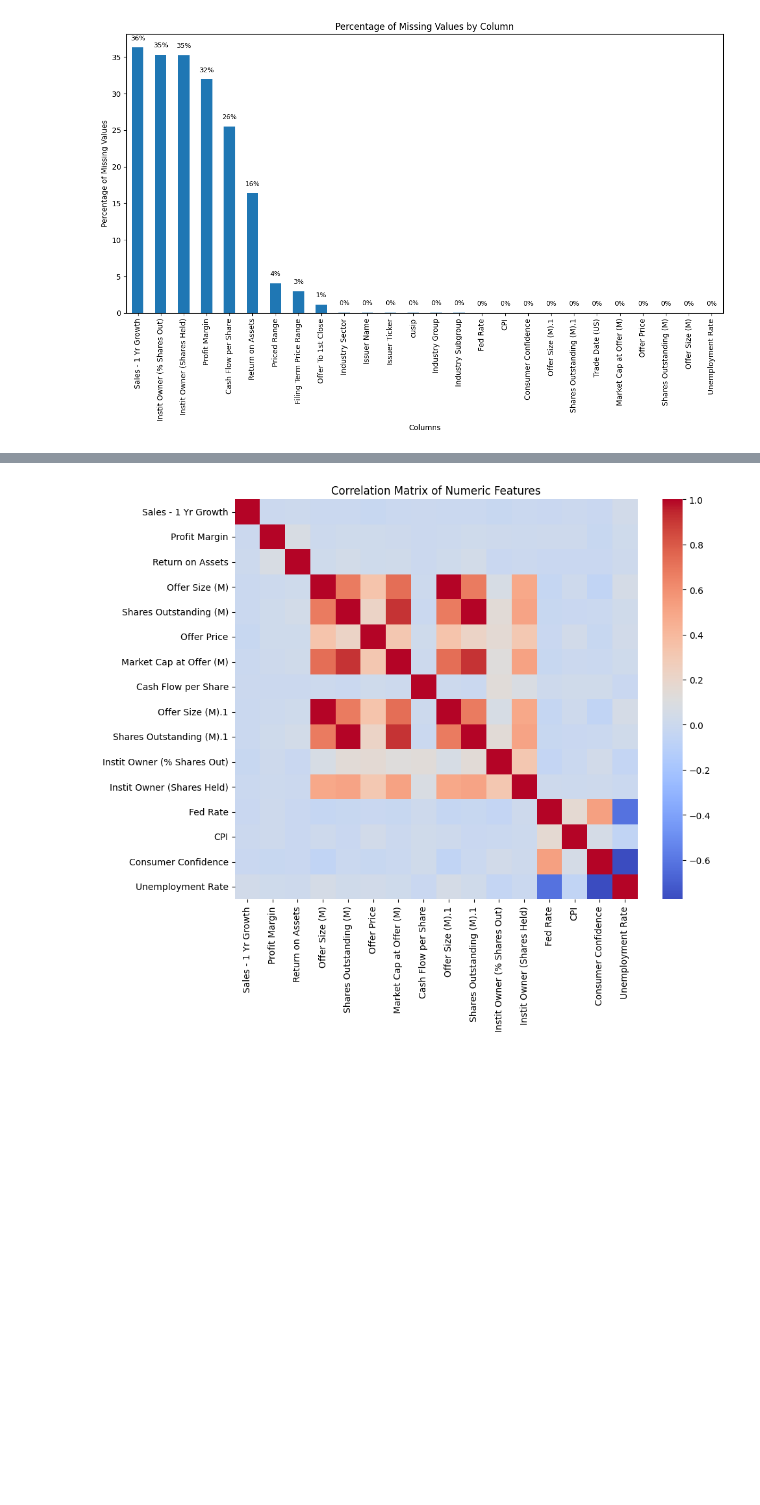
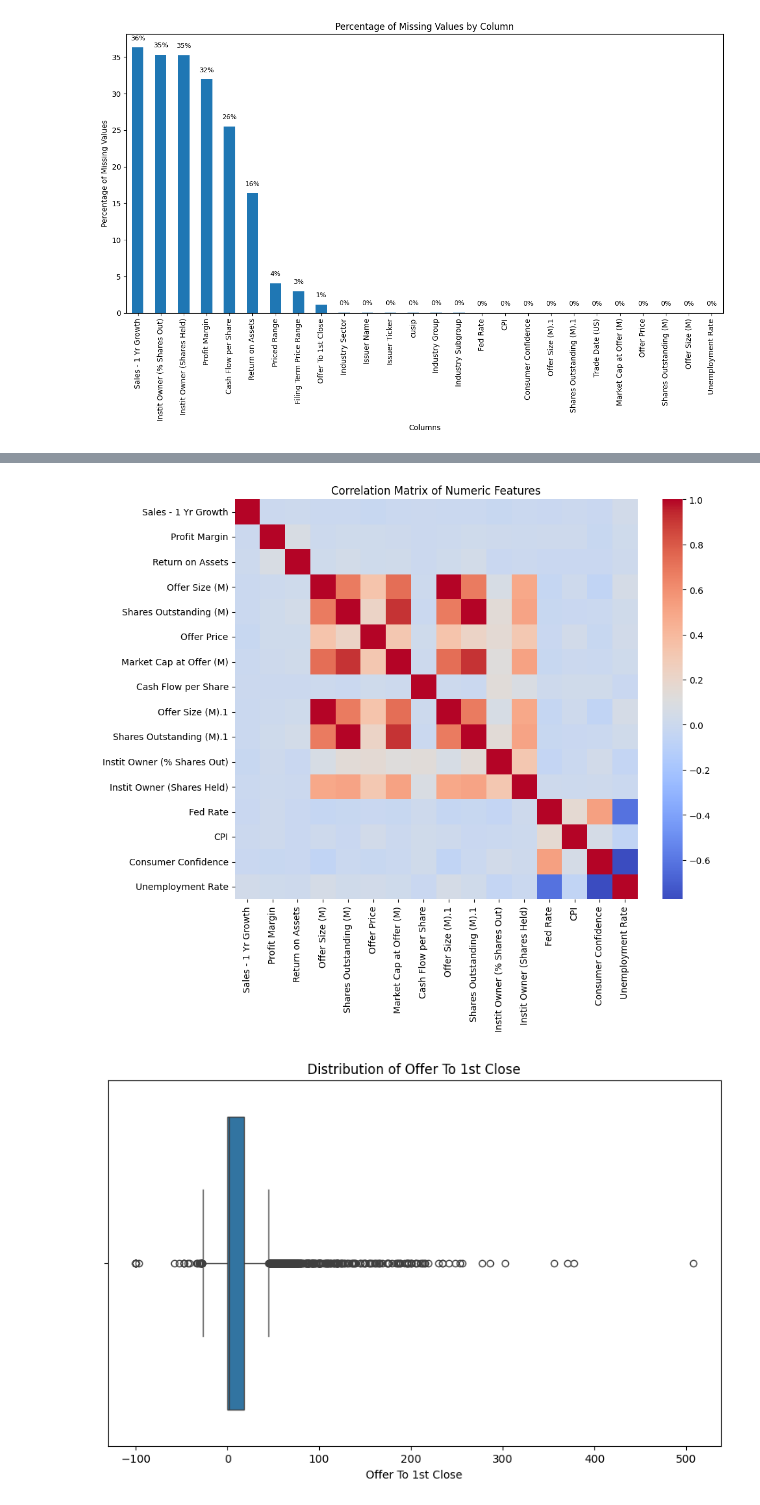
Before and after one commit to emanuelaromano/ipo-underpricing, a Jupyter notebook: data-exploration/initial_data_exploration.ipynb, the cells around one changed output, grey strips where cells are left out. Drawn from its saved outputs; the diff is of its cells as text; code cells hidden in the pictures; blank space fills up the shorter version.

```diff
--- a/data-exploration/initial_data_exploration.ipynb
+++ b/data-exploration/initial_data_exploration.ipynb
@@ -118,7 +107,7 @@ plt.show()
 [figure]
 # %%
 # Reload the dataset
-df_new = pd.read_csv("bloomberg_data.csv")
+df_new = pd.read_csv("../build_dataset/output_csv/bloomberg_data.csv")
 
 # Convert 'Trade Date (US)' to datetime format
 df_new['Trade Date (US)'] = pd.to_datetime(df_new['Trade Date (US)'], errors='coerce')
@@ -149,30 +138,39 @@ ipo_trend.plot()
 plt.xlabel('Year')
 plt.ylabel('Number of IPOs')
 plt.title('IPO Trends Over Time')
 plt.grid(False)
 plt.show()
 
 # Industry Sector Distribution
 plt.figure(figsize=(10, 5))
 df_new['Industry Sector'].value_counts().plot(kind='bar')
 plt.xlabel('Industry Sector')
 plt.ylabel('Count')
 plt.title('Distribution of IPOs by Industry Sector')
 plt.xticks(rotation=45)
 plt.show()
 
 # Correlation Matrix
 numeric_cols = df_new.select_dtypes(include=['float64']).columns
 numeric_cols = numeric_cols[numeric_cols != 'Offer To 1st Close']
 
 # Create correlation matrix heatmap
 plt.figure(figsize=(10, 8))
 sns.heatmap(df_new[numeric_cols].corr(), annot=False, cmap='coolwarm')
 plt.title('Correlation Matrix of Numeric Features')
 plt.show()
+
+
+# Boxplot of Offer To 1st Close
+plt.figure(figsize=(10, 6))
+sns.boxplot(x=df_new['Offer To 1st Close'].dropna())
+plt.xlabel('Offer To 1st Close')
+plt.title('Distribution of Offer To 1st Close')
+plt.show()
 # %% [output]
 [figure]
 [figure]
 [figure]
 [figure]
 [figure]
+[figure, added]
```
Also changed, not shown: parts of 1 cell of this notebook, 27 other files.
